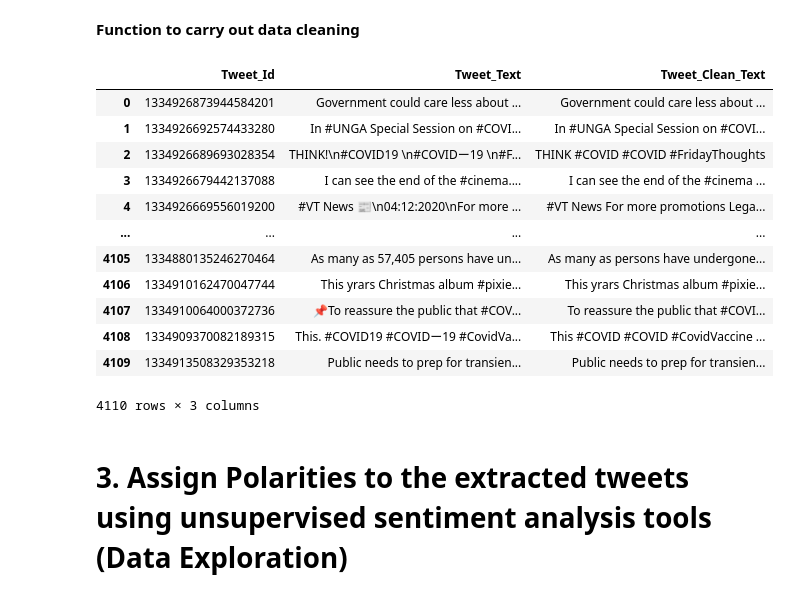
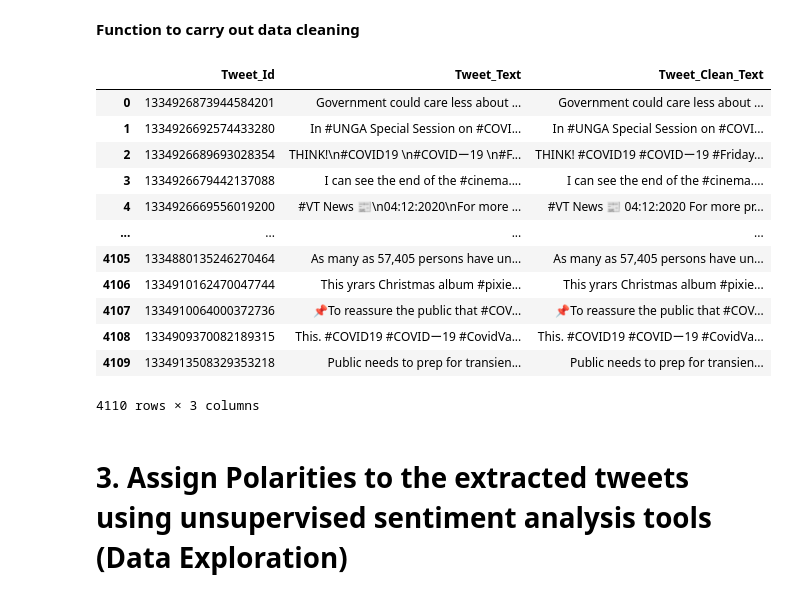
Before and after one commit to tushar-1996/DataMiningProject, a Jupyter notebook: Notebooks/Deep_Learning_Approaches_to_Twitter_Sentiment_Analysis.ipynb, the cells around one changed output. Cells and saved outputs as stored; diff of their text form; code cells hidden in the pictures.

```diff
--- a/Notebooks/Deep_Learning_Approaches_to_Twitter_Sentiment_Analysis.ipynb
+++ b/Notebooks/Deep_Learning_Approaches_to_Twitter_Sentiment_Analysis.ipynb
@@ -124,7 +127,7 @@ def create_data_corpus(path):
   df_list = []
 
   for file in files:
-    df = pd.read_csv(file, index_col=None, header=0)
+    df = pd.read_csv(file, index_col=None, header=0, engine='python')
     df_list.append(df)
 
   frame = pd.concat(df_list, axis=0, ignore_index=True)
@@ -237,12 +170,14 @@ frame
 # %% [markdown]
 **Function to carry out data cleaning**
 # %%
-def clean_tweets(frame, column_name, remove_stop_words=False, lower_case=False):
+def clean_tweets(frame, column_name, remove_stop_words=True, lower_case=True, remove_special=True):
   frame = frame.drop_duplicates().reset_index(drop=True) #remove duplicate rows
   frame['Tweet_Clean_Text'] = np.vectorize(remove_pattern)(frame[column_name], "RT @[\w]*:") #remove twitter return handle
   frame.Tweet_Clean_Text = np.vectorize(remove_pattern)(frame['Tweet_Clean_Text'], "@[\w]*") #remove twitter handle
   frame.Tweet_Clean_Text = np.vectorize(remove_pattern)(frame['Tweet_Clean_Text'], "https?://[A-Za-z0-9./]*") #remove URLs
-  frame.Tweet_Clean_Text = frame.Tweet_Clean_Text.str.replace("[^a-zA-Z#]", " ") #remove special characters except for #
+
+  if remove_special:
+    frame.Tweet_Clean_Text = frame.Tweet_Clean_Text.str.replace("[^a-zA-Z#]", " ") #remove special characters except for #
   frame.Tweet_Clean_Text = frame.Tweet_Clean_Text.replace('\s+', ' ', regex=True) #remove extra spaces in between words
   if lower_case:
     frame.Tweet_Clean_Text = frame.Tweet_Clean_Text.apply(lambda x: x.lower())
@@ -252,20 +187,20 @@ def clean_tweets(frame, column_name, remove_stop_words=False, lower_case=False):
   return frame
 # %%
 frame = create_data_corpus('drive/My Drive/Workspace/SentimentAnalysis/TwitterData') #Use your own path, I have mounted the data from google drive
-covid_19_frame = clean_tweets(frame,'Tweet_Text')
+covid_19_frame = clean_tweets(frame,'Tweet_Text', remove_stop_words=False, lower_case=False, remove_special=False)
 covid_19_frame
 # %% [output]
 |  | Tweet_Id | Tweet_Text | Tweet_Clean_Text |
 | 0 | 1334926873944584201 | Government could care less about ... | Government could care less about ... |
 | 1 | 1334926692574433280 | In #UNGA Special Session on #COVI... | In #UNGA Special Session on #COVI... |
-| 2 | 1334926689693028354 | THINK!\n#COVID19 \n#COVIDー19 \n#F... | THINK #COVID #COVID #FridayThoughts |
-| 3 | 1334926679442137088 | I can see the end of the #cinema.... | I can see the end of the #cinema ... |
-| 4 | 1334926669556019200 | #VT News 📰\n04:12:2020\nFor more ... | #VT News For more promotions Lega... |
+| 2 | 1334926689693028354 | THINK!\n#COVID19 \n#COVIDー19 \n#F... | THINK! #COVID19 #COVIDー19 #Friday... |
+| 3 | 1334926679442137088 | I can see the end of the #cinema.... | I can see the end of the #cinema.... |
+| 4 | 1334926669556019200 | #VT News 📰\n04:12:2020\nFor more ... | #VT News 📰 04:12:2020 For more pr... |
 | ... | ... | ... | ... |
-| 4105 | 1334880135246270464 | As many as 57,405 persons have un... | As many as persons have undergone... |
+| 4105 | 1334880135246270464 | As many as 57,405 persons have un... | As many as 57,405 persons have un... |
 | 4106 | 1334910162470047744 | This yrars Christmas album #pixie... | This yrars Christmas album #pixie... |
-| 4107 | 1334910064000372736 | 📌To reassure the public that #COV... | To reassure the public that #COVI... |
-| 4108 | 1334909370082189315 | This. #COVID19 #COVIDー19 #CovidVa... | This #COVID #COVID #CovidVaccine ... |
+| 4107 | 1334910064000372736 | 📌To reassure the public that #COV... | 📌To reassure the public that #COV... |
+| 4108 | 1334909370082189315 | This. #COVID19 #COVIDー19 #CovidVa... | This. #COVID19 #COVIDー19 #CovidVa... |
 | 4109 | 1334913508329353218 | Public needs to prep for transien... | Public needs to prep for transien... |
 4110 rows × 3 columns
 # %% [markdown]
```
Also changed, not shown: parts of 23 cells of this notebook, 15 other files.
